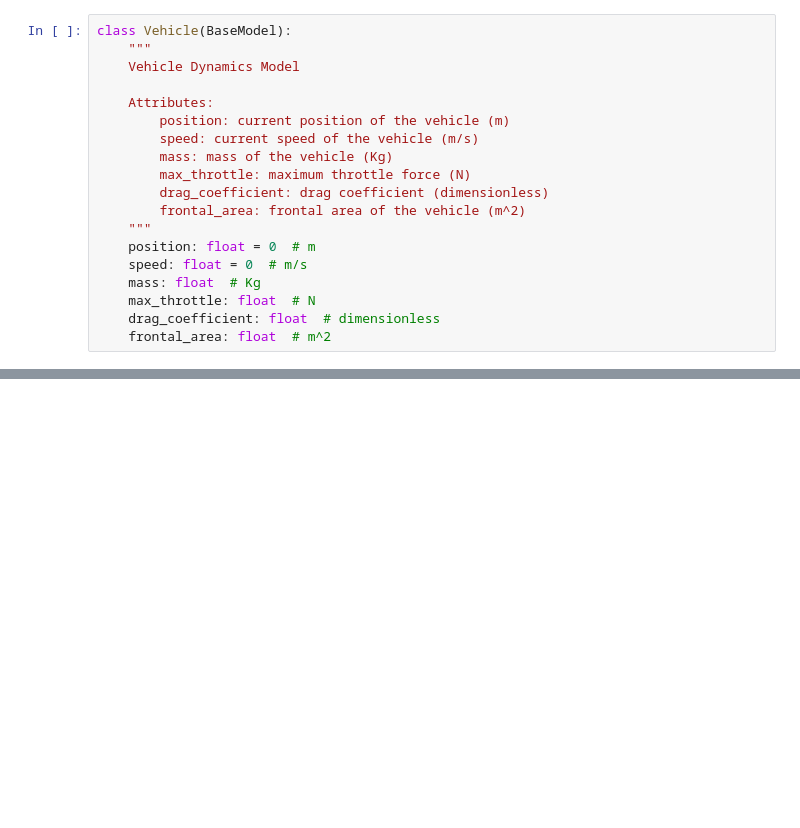
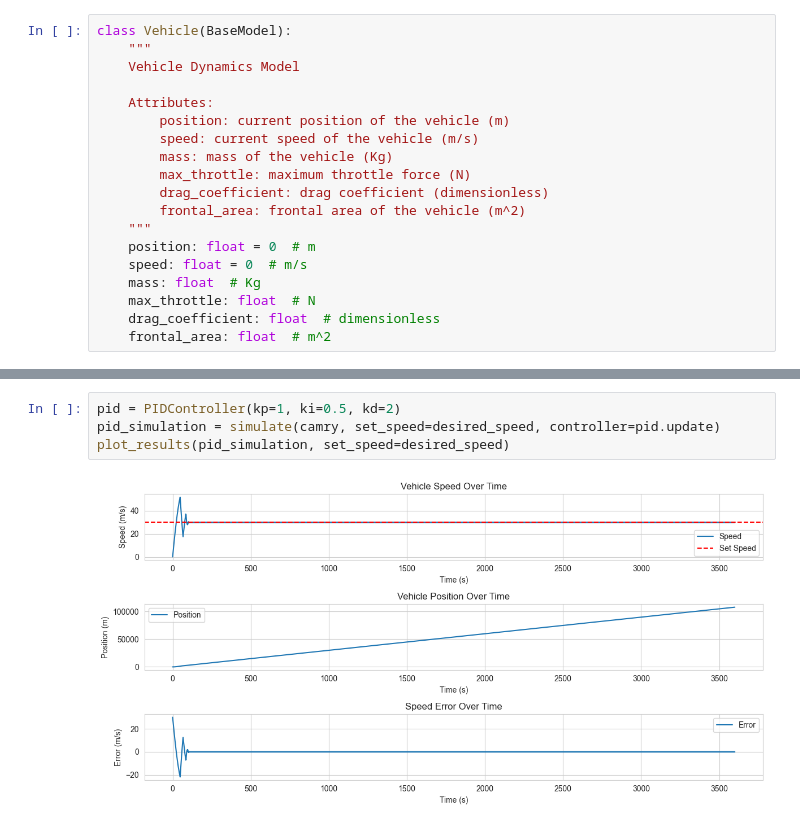
Before and after one commit to tomasanchez/acc-ct, a Jupyter notebook: notebooks/acc.ipynb, the cells around one changed output, grey strips where cells are left out. Drawn from its saved outputs; the diff is of its cells as text; blank space fills up the shorter version.

```diff
--- a/notebooks/acc.ipynb
+++ b/notebooks/acc.ipynb
@@ -274,0 +395,6 @@ print(np.clip(100 * 0.05, 0, 1))
+# %%
+pid = PIDController(kp=1, ki=0.5, kd=2)
+pid_simulation = simulate(camry, set_speed=desired_speed, controller=pid.update)
+plot_results(pid_simulation, set_speed=desired_speed)
+# %% [output]
+[figure, added]
```
Also changed, not shown: parts of 34 cells of this notebook.
